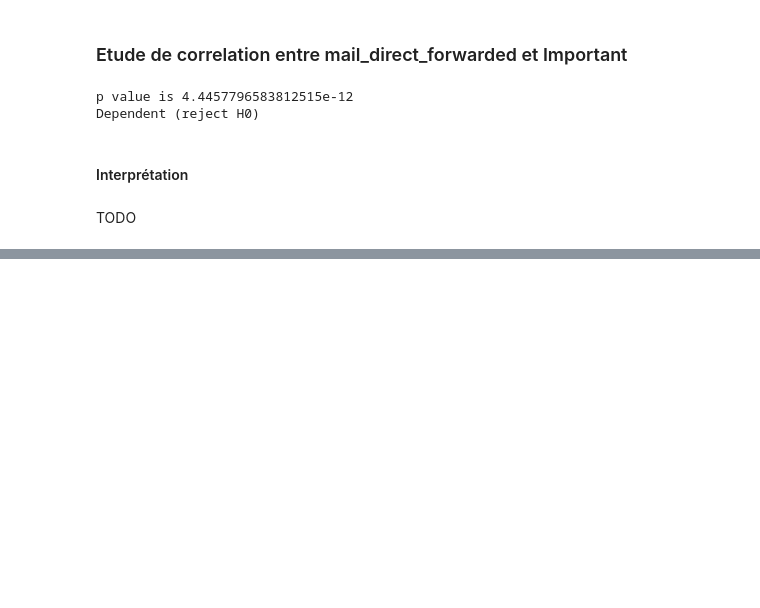
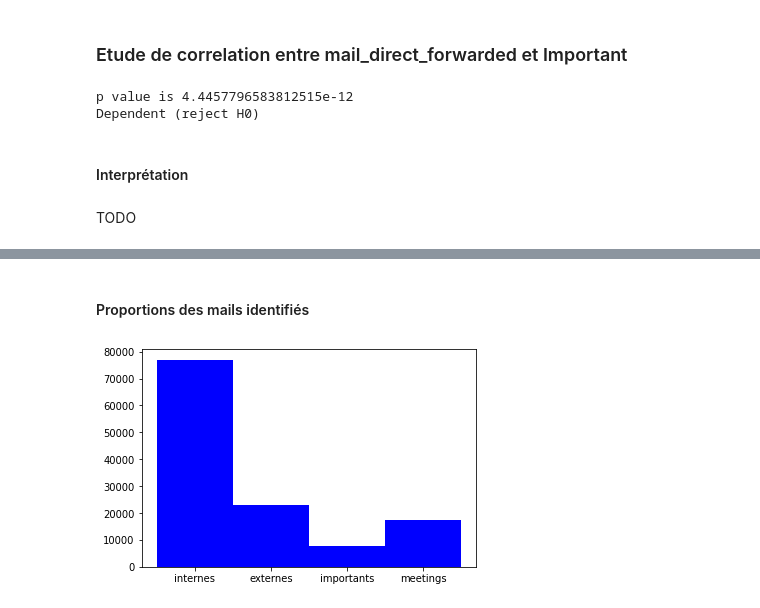
Before and after one commit to Rudy-balzano/ProjetDataScience, a Jupyter notebook: DS_project.ipynb, the cells around one changed output, grey strips where cells are left out. Cells and saved outputs as stored; diff of their text form; code cells hidden in the pictures; blank space fills up the shorter version.

```diff
--- a/DS_project.ipynb
+++ b/DS_project.ipynb
@@ -647,0 +685,23 @@ TODO
+# %% [markdown]
+#### Proportions des mails identifiés
+# %%
+internes = len(dataset[dataset["To"].str.contains("@enron.com")==True])
+externes = len(dataset[dataset["To"].str.contains("@enron.com")==False])
+importants = len(dataset[dataset["Important"].str.contains("True")==True])
+meetings = len(dataset[dataset["Meetings"].str.contains("True")==True])
+
+import matplotlib.pyplot as plt
+import numpy as np
+
+fig = plt.figure()
+
+x = ["internes", "externes", "importants", "meetings"]
+height = [internes, externes, importants, meetings]
+width = 1.0
+
+plt.bar(x, height, width, color='b')
+
+plt.savefig('proportionsMailsIdentifiés.png')
+plt.show()
+# %% [output]
+[figure, added]
```
Also changed, not shown: parts of 17 cells of this notebook, 4 other files.
